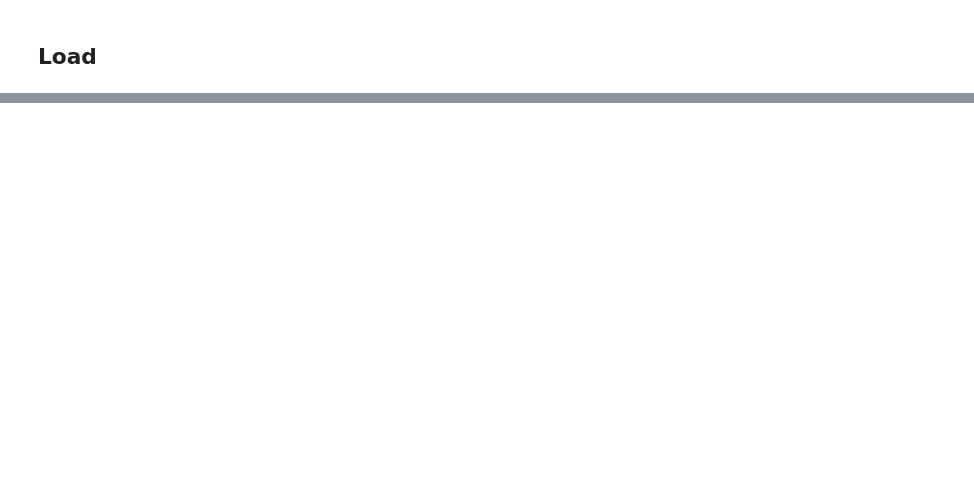
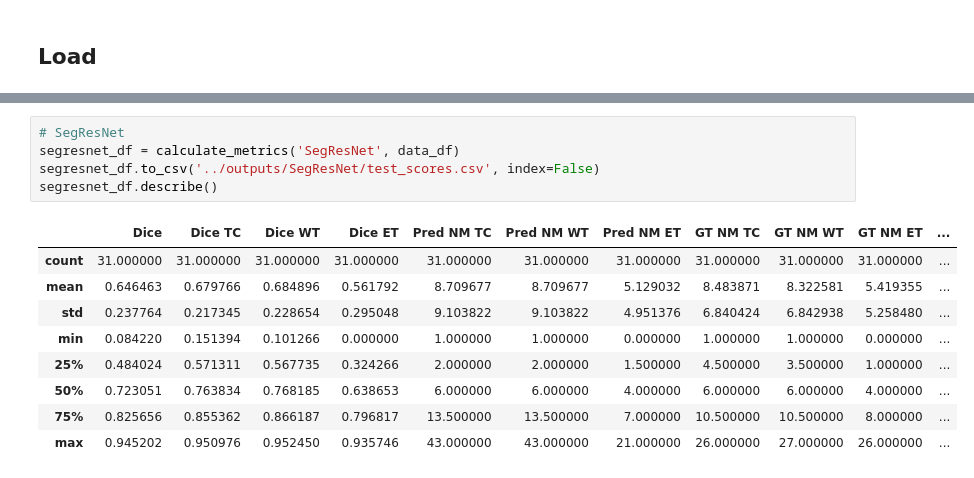
Before and after one commit to NachoGV/Semantic-Segmentation-of-Brain-Metastases-in-MRI-Scans, a Jupyter notebook: utils/results_generator.ipynb, the cells around one changed output, grey strips where cells are left out. Saved outputs shown, nothing was run; the diff lists cells and outputs as text; blank space fills up the shorter version.

```diff
--- a/utils/results_generator.ipynb
+++ b/utils/results_generator.ipynb
@@ -190,0 +76,15 @@ UNetR_scores.describe()
+# %%
+# SegResNet
+segresnet_df = calculate_metrics('SegResNet', data_df)
+segresnet_df.to_csv('../outputs/SegResNet/test_scores.csv', index=False)
+segresnet_df.describe()
+# %% [output]
+|  | Dice | Dice TC | Dice WT | Dice ET | Pred NM TC | Pred NM WT | Pred NM ET | GT NM TC | GT NM WT | GT NM ET | ... |
+| count | 31.000000 | 31.000000 | 31.000000 | 31.000000 | 31.000000 | 31.000000 | 31.000000 | 31.000000 | 31.000000 | 31.000000 | ... |
+| mean | 0.646463 | 0.679766 | 0.684896 | 0.561792 | 8.709677 | 8.709677 | 5.129032 | 8.483871 | 8.322581 | 5.419355 | ... |
+| std | 0.237764 | 0.217345 | 0.228654 | 0.295048 | 9.103822 | 9.103822 | 4.951376 | 6.840424 | 6.842938 | 5.258480 | ... |
+| min | 0.084220 | 0.151394 | 0.101266 | 0.000000 | 1.000000 | 1.000000 | 0.000000 | 1.000000 | 1.000000 | 0.000000 | ... |
+| 25% | 0.484024 | 0.571311 | 0.567735 | 0.324266 | 2.000000 | 2.000000 | 1.500000 | 4.500000 | 3.500000 | 1.000000 | ... |
+| 50% | 0.723051 | 0.763834 | 0.768185 | 0.638653 | 6.000000 | 6.000000 | 4.000000 | 6.000000 | 6.000000 | 4.000000 | ... |
+| 75% | 0.825656 | 0.855362 | 0.866187 | 0.796817 | 13.500000 | 13.500000 | 7.000000 | 10.500000 | 10.500000 | 8.000000 | ... |
+| max | 0.945202 | 0.950976 | 0.952450 | 0.935746 | 43.000000 | 43.000000 | 21.000000 | 26.000000 | 27.000000 | 26.000000 | ... |
```
Also changed, not shown: parts of 22 cells of this notebook, 5 other files.
